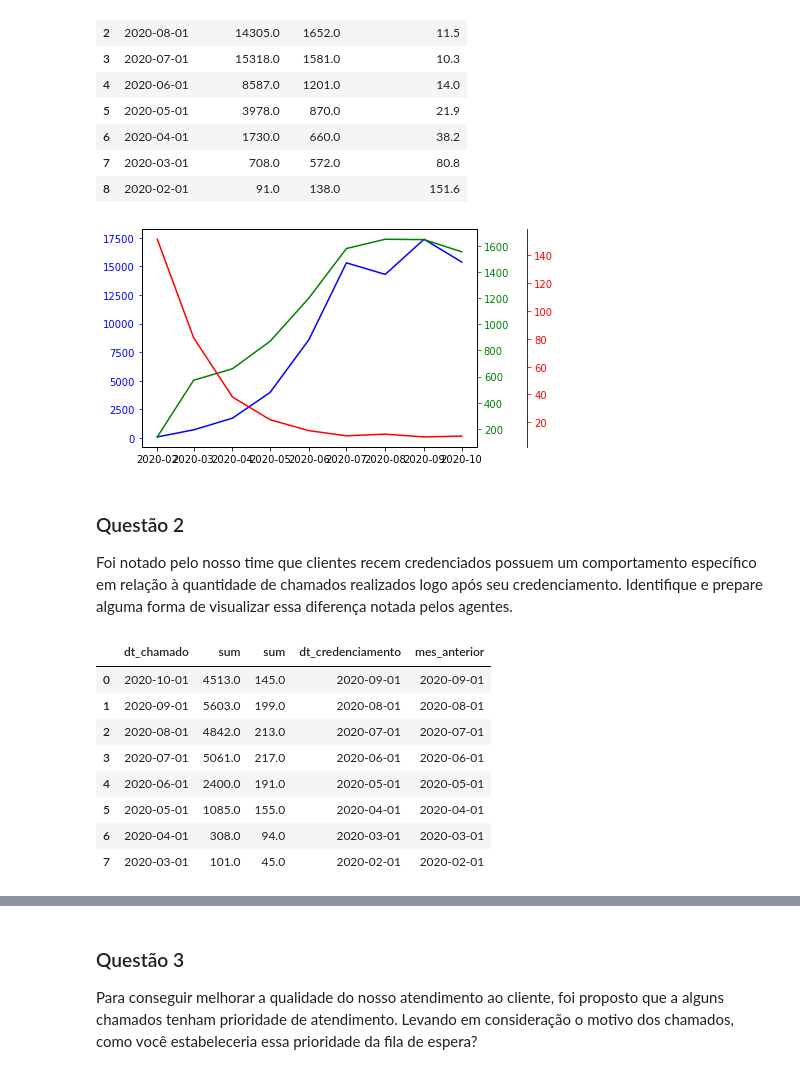
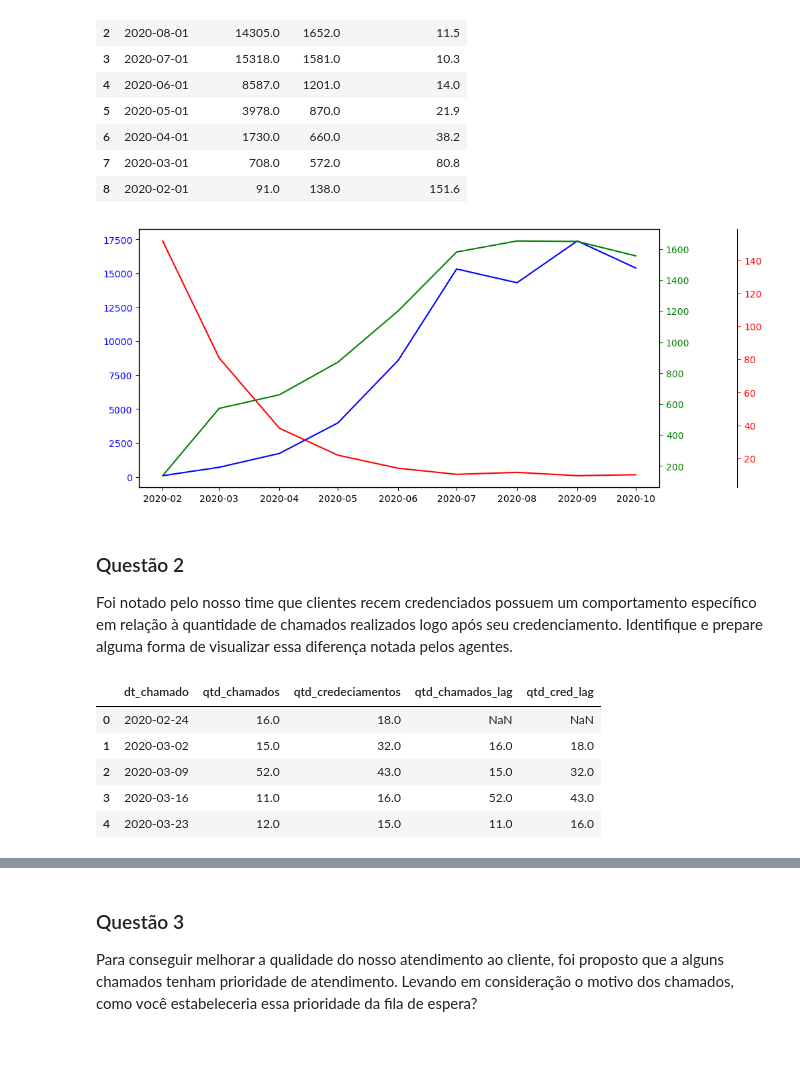
Before and after one commit to whatshall/Estudos, a Jupyter notebook: case_teste/case_teste.ipynb, the cells around one changed output, grey strips where cells are left out. Drawn from its saved outputs; the diff is of its cells as text; code cells hidden in the pictures; blank space fills up the shorter version.

Commit message:
Case Teste

```diff
--- a/case_teste/case_teste.ipynb
+++ b/case_teste/case_teste.ipynb
@@ -17,11 +17,15 @@ warnings.filterwarnings("ignore")
 # %%
 # Engine pra queries no Postgres
-engine = create_engine('postgresql://dbadmin:****@*****/*****')
+engine = create_engine('******://******:******@******/******')
 # %%
 # df cases
-cases = pd.read_sql('SELECT * FROM dbadmin.tb_cases', engine)
+cases = pd.read_sql('''
+                    SELECT * FROM dbadmin.tb_cases where accountid not like ''
+                    ''', engine)
 # df creds
-creds = pd.read_sql('SELECT * FROM dbadmin.tb_creds', engine)
+creds = pd.read_sql('''
+                    SELECT * FROM dbadmin.tb_creds where accountid not like ''
+                    ''', engine)
 # %%
 #cases.tail(2)
 # %%
@@ -82,11 +88,13 @@ creds_ts['id'].groupby(creds_ts['cred_date'].dt.to_period('M')).sum().plot(kind=
 # %%
 # SEPARANDO OS CHAMADOS PELOS MESES, EM ATENDIDOS OU N'AO ATENDIDOS
-chamados = pd.read_sql('''SELECT CAST(DATE_TRUNC('month', CAST(date_ref AS DATE)) AS DATE) AS date_ref, missed, COUNT(missed)
+chamados = pd.read_sql('''SELECT CAST(DATE_TRUNC('month', CAST(date_ref AS DATE)) AS DATE) AS date_ref,
+                          COUNT(missed)
                           FROM dbadmin.tb_cases
                           WHERE TRUE
-                          AND date_ref IS NOT NULL
-                          GROUP BY 1, 2
-                          ORDER BY 1 DESC''', engine)
+                          AND date_ref <> ''
+                          GROUP BY 1
+                          ORDER BY 1 DESC
+                      ''', engine)
 # %%
 chamados
 # %% [output]
@@ -119,7 +124,7 @@ WITH cred AS (
 		   id
 	FROM dbadmin.tb_cases
 	WHERE TRUE
-	AND date_ref IS NOT NULL),
+	AND date_ref <> ''),
 -------------------------
 	 chamados AS (
 	SELECT ca.dt_chamado,
@@ -155,29 +160,30 @@ cases_creds
 | 7 | 2020-03-01 | 708.0 | 572.0 | 80.8 |
 | 8 | 2020-02-01 | 91.0 | 138.0 | 151.6 |
 # %%
-fig, ax1 = plt.subplots()
+# CHAMADOS X CREDENCIAMENTOS X RAZAO NOVOS CREDENCIAMENTOS x NOVOS CHAMADOS
+fig, ax1 = plt.subplots(figsize = (10, 5))
 
 data = cases_creds['dt_chamado']
 qtd_chamados = cases_creds['qtd_chamados']
 qtd_creds = cases_creds['qtd_cred']
 porc = cases_creds['cred_por_chamados']
 
 ax1.plot(data, qtd_chamados, color = 'blue')
 
 ax2 = ax1.twinx()
 ax2.plot(data, qtd_creds, color = 'green')
 
 ax3 = ax1.twinx()
 ax3.plot(data, porc, color = 'red')
 ax3.spines['right'].set_position(('axes', 1.15))
 
 ax1.tick_params(axis = 'y', colors = "blue")
 ax2.tick_params(axis = 'y', colors = "green")
 ax3.tick_params(axis = 'y', colors = "red")
 
 plt.show()
 # %% [output]
-[figure, old version]
+[figure, new version]
 # %% [markdown]
 ### Questão 2
 Foi notado pelo nosso time que clientes recem credenciados possuem um comportamento específico em relação à quantidade de chamados realizados logo após seu credenciamento.
@@ -232,13 +249,10 @@ WITH cred AS (
 ''', engine)
 # %%
-q2
+q2.head()
 # %% [output]
-|  | dt_chamado | sum | sum | dt_credenciamento | mes_anterior |
-| 0 | 2020-10-01 | 4513.0 | 145.0 | 2020-09-01 | 2020-09-01 |
-| 1 | 2020-09-01 | 5603.0 | 199.0 | 2020-08-01 | 2020-08-01 |
-| 2 | 2020-08-01 | 4842.0 | 213.0 | 2020-07-01 | 2020-07-01 |
-| 3 | 2020-07-01 | 5061.0 | 217.0 | 2020-06-01 | 2020-06-01 |
-| 4 | 2020-06-01 | 2400.0 | 191.0 | 2020-05-01 | 2020-05-01 |
-| 5 | 2020-05-01 | 1085.0 | 155.0 | 2020-04-01 | 2020-04-01 |
-| 6 | 2020-04-01 | 308.0 | 94.0 | 2020-03-01 | 2020-03-01 |
-| 7 | 2020-03-01 | 101.0 | 45.0 | 2020-02-01 | 2020-02-01 |
+|  | dt_chamado | qtd_chamados | qtd_credeciamentos | qtd_chamados_lag | qtd_cred_lag |
+| 0 | 2020-02-24 | 16.0 | 18.0 | NaN | NaN |
+| 1 | 2020-03-02 | 15.0 | 32.0 | 16.0 | 18.0 |
+| 2 | 2020-03-09 | 52.0 | 43.0 | 15.0 | 32.0 |
+| 3 | 2020-03-16 | 11.0 | 16.0 | 52.0 | 43.0 |
+| 4 | 2020-03-23 | 12.0 | 15.0 | 11.0 | 16.0 |
```
Also changed, not shown: parts of 20 cells of this notebook, 5 other files.
